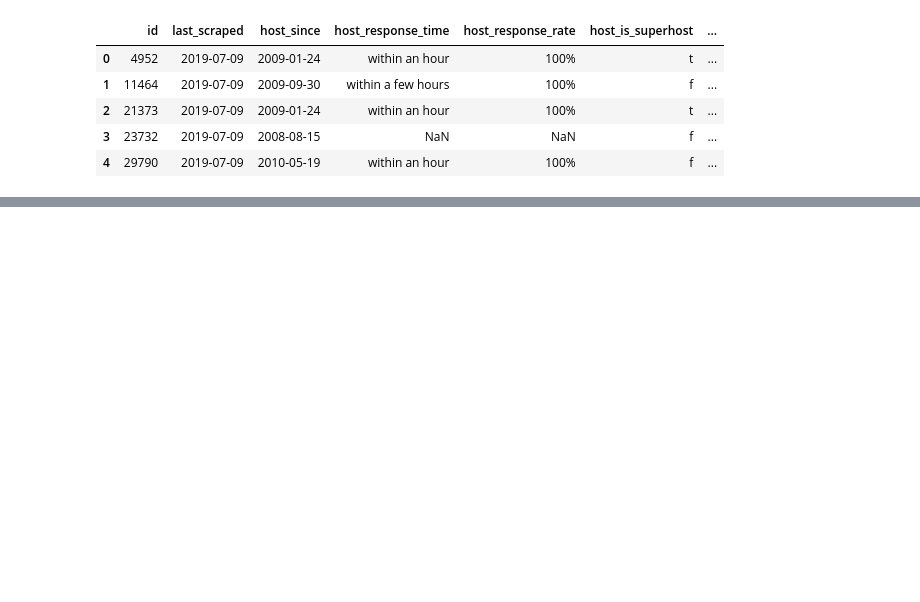
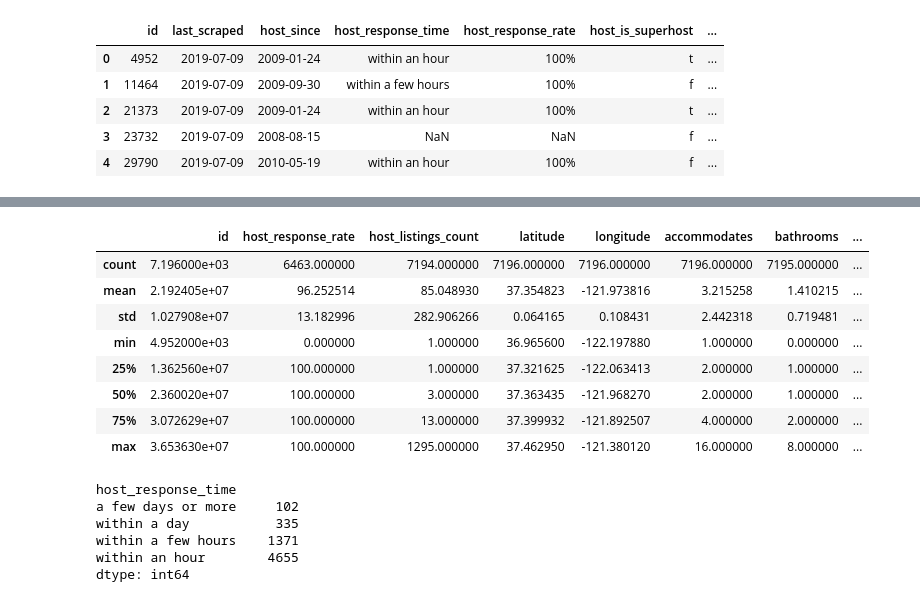
Before and after one commit to Armclimber/Projects, a Jupyter notebook: Capstone1/Data Wrangling.ipynb, the cells around one changed output, grey strips where cells are left out. Saved outputs shown, nothing was run; the diff lists cells and outputs as text; code cells hidden in the pictures; blank space fills up the shorter version.

```diff
--- a/Capstone1/Data Wrangling.ipynb
+++ b/Capstone1/Data Wrangling.ipynb
@@ -253,8 +255,7 @@ airbnb = airbnb[['id', 'last_scraped', 'host_since', 'host_response_time', 'host
                 'price', 'weekly_price', 'monthly_price', 'security_deposit', 'cleaning_fee', 'guests_included',
                 'extra_people', 'minimum_nights', 'maximum_nights', 'minimum_minimum_nights', 'maximum_minimum_nights',
                 'minimum_maximum_nights', 'maximum_maximum_nights', 'minimum_nights_avg_ntm', 'maximum_nights_avg_ntm',
-                'calendar_updated', 'availability_30',
-                'availability_60', 'availability_90', 'availability_365', 'number_of_reviews', 'number_of_reviews_ltm',
+                'availability_30', 'availability_60', 'availability_90', 'availability_365', 'number_of_reviews', 'number_of_reviews_ltm',
                 'first_review', 'last_review', 'review_scores_rating', 'review_scores_accuracy', 'review_scores_cleanliness',
                 'review_scores_checkin', 'review_scores_communication', 'review_scores_location', 'review_scores_value',
                 'instant_bookable', 'cancellation_policy', 'require_guest_profile_picture', 'require_guest_phone_verification',
@@ -318,0 +393,12 @@ dummies
+# %%
+airbnb.describe()
+# %% [output]
+|  | id | host_response_rate | host_listings_count | latitude | longitude | accommodates | bathrooms | ... |
+| count | 7.196000e+03 | 6463.000000 | 7194.000000 | 7196.000000 | 7196.000000 | 7196.000000 | 7195.000000 | ... |
+| mean | 2.192405e+07 | 96.252514 | 85.048930 | 37.354823 | -121.973816 | 3.215258 | 1.410215 | ... |
+| std | 1.027908e+07 | 13.182996 | 282.906266 | 0.064165 | 0.108431 | 2.442318 | 0.719481 | ... |
+| min | 4.952000e+03 | 0.000000 | 1.000000 | 36.965600 | -122.197880 | 1.000000 | 0.000000 | ... |
+| 25% | 1.362560e+07 | 100.000000 | 1.000000 | 37.321625 | -122.063413 | 2.000000 | 1.000000 | ... |
+| 50% | 2.360020e+07 | 100.000000 | 3.000000 | 37.363435 | -121.968270 | 2.000000 | 1.000000 | ... |
+| 75% | 3.072629e+07 | 100.000000 | 13.000000 | 37.399932 | -121.892507 | 4.000000 | 2.000000 | ... |
+| max | 3.653630e+07 | 100.000000 | 1295.000000 | 37.462950 | -121.380120 | 16.000000 | 8.000000 | ... |
@@ -318,0 +407,9 @@ dummies
+# %%
+airbnb.groupby('host_response_time').size()
+# %% [output]
+host_response_time
+a few days or more     102
+within a day           335
+within a few hours    1371
+within an hour        4655
+dtype: int64
```
Also changed, not shown: parts of 12 cells of this notebook.
